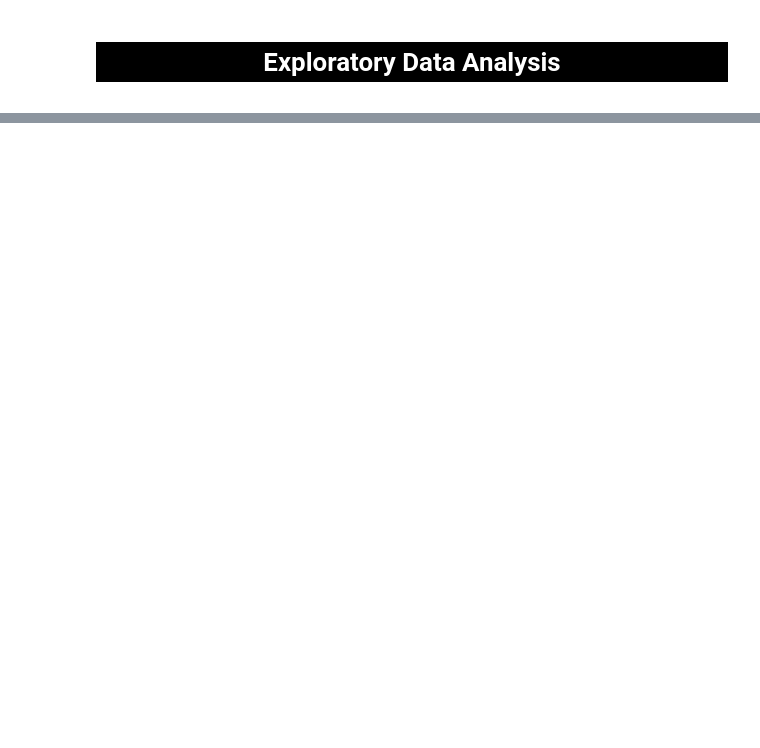
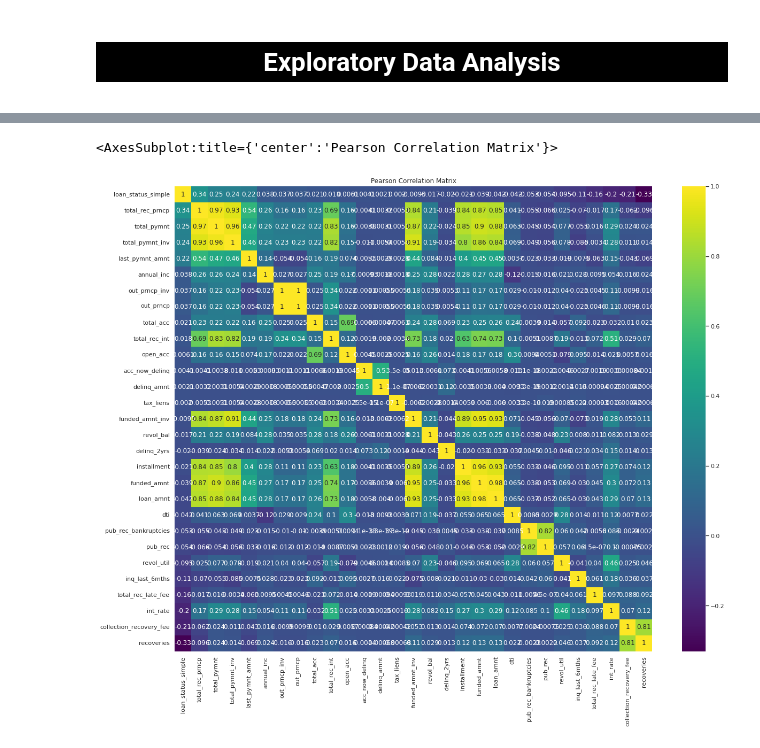
Before and after one commit to almo214/TAMU-Statistics-Projects, a Jupyter notebook: Project_STAT689.ipynb, the cells around one changed output, grey strips where cells are left out. Saved outputs shown, nothing was run; the diff lists cells and outputs as text; code cells hidden in the pictures; blank space fills up the shorter version.

```diff
--- a/Project_STAT689.ipynb
+++ b/Project_STAT689.ipynb
@@ -573,0 +93,14 @@ Fraction of correct choice predictions, Model 4:
+# %%
+#Quality correlation matrix--- Must only use numeric variables
+#Input selected response variable in cols. Returns a corr matrix sorted by how strong the relationship is between the response and all other variables.
+k = 32#number of variables for heatmap
+cols = df_num.corr().nlargest(k, 'loan_status_simple')['loan_status_simple'].index
+cm = df_num[cols].corr()
+plt.figure(figsize=(20,16))
+plt.title("Pearson Correlation Matrix")
+sns.heatmap(cm, annot=True, cmap = 'viridis')
+
+#other cmap color options found here: https://matplotlib.org/stable/tutorials/colors/colormaps.html
+# %% [output]
+<AxesSubplot:title={'center':'Pearson Correlation Matrix'}>
+[figure, added]
```
Also changed, not shown: parts of 102 cells of this notebook.
